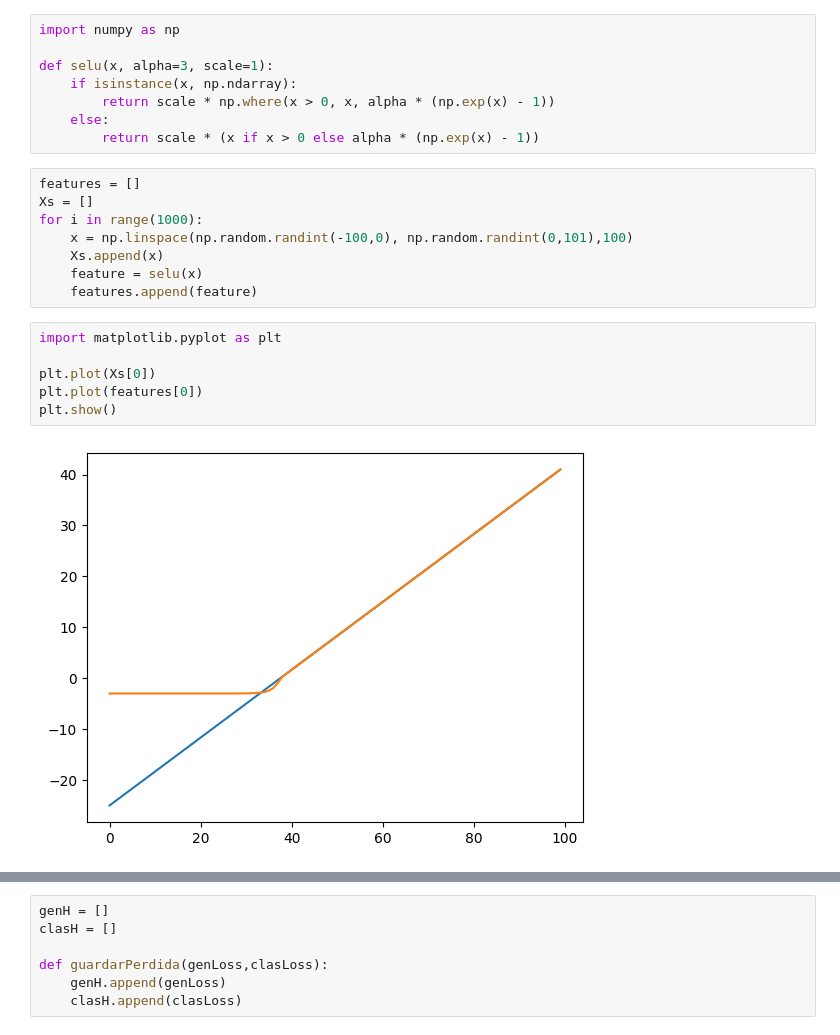
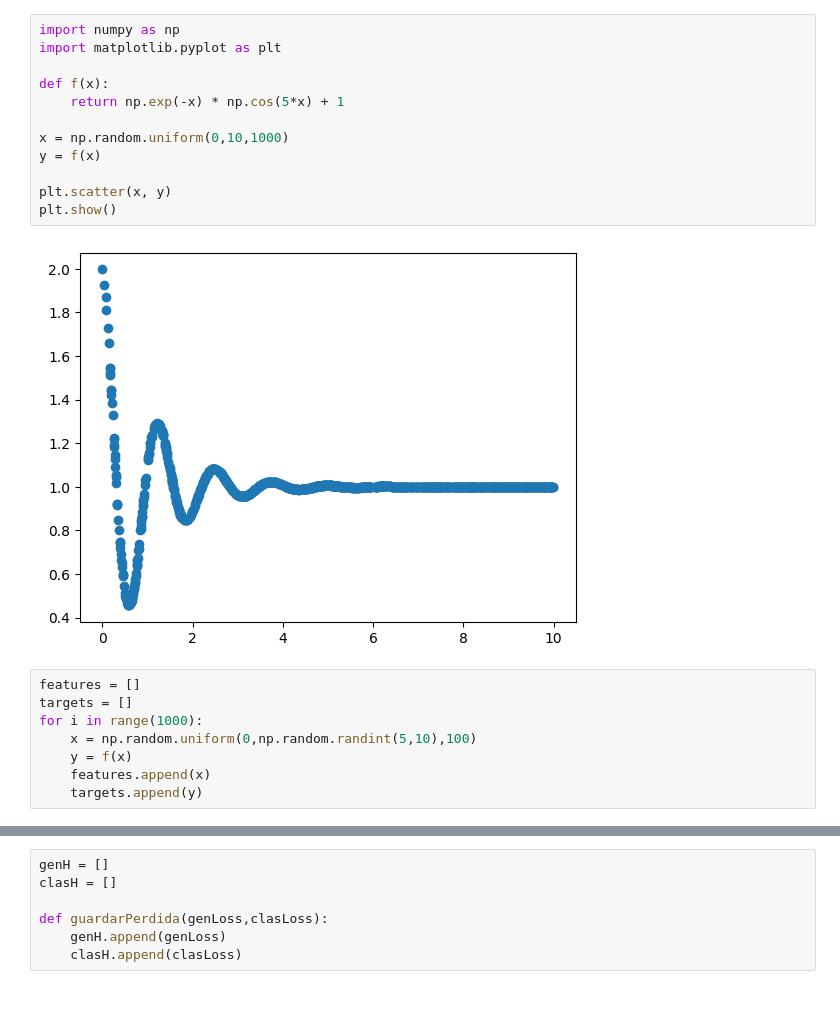
Before and after one commit to dvillamor0/w09b, a Jupyter notebook: Gan de selu.ipynb, the cells around one changed output, grey strips where cells are left out. Cells and saved outputs as stored; diff of their text form; blank space fills up the shorter version.

```diff
--- a/Gan de selu.ipynb
+++ b/Gan de selu.ipynb
@@ -1,24 +1,22 @@
-# %%
-import numpy as np
-
-def selu(x, alpha=3, scale=1):
-    if isinstance(x, np.ndarray):
-        return scale * np.where(x > 0, x, alpha * (np.exp(x) - 1))
-    else:
-        return scale * (x if x > 0 else alpha * (np.exp(x) - 1))
+# %%
+import numpy as np
+import matplotlib.pyplot as plt
+
+def f(x):
+    return np.exp(-x) * np.cos(5*x) + 1
+
+x = np.random.uniform(0,10,1000)
+y = f(x)
+
+plt.scatter(x, y)
+plt.show()
+# %% [output]
+[figure, added]
 # %%
 features = []
-Xs = []
+targets = []
 for i in range(1000):
-    x = np.linspace(np.random.randint(-100,0), np.random.randint(0,101),100)
-    Xs.append(x)
-    feature = selu(x)
-    features.append(feature)
+    x = np.random.uniform(0,np.random.randint(5,10),100)
+    y = f(x)
+    features.append(x)
+    targets.append(y)
-# %%
-import matplotlib.pyplot as plt
-
-plt.plot(Xs[0])
-plt.plot(features[0])
-plt.show()
-# %% [output]
-[figure, removed]
```
Also changed, not shown: parts of 22 cells of this notebook, 21 other files.
